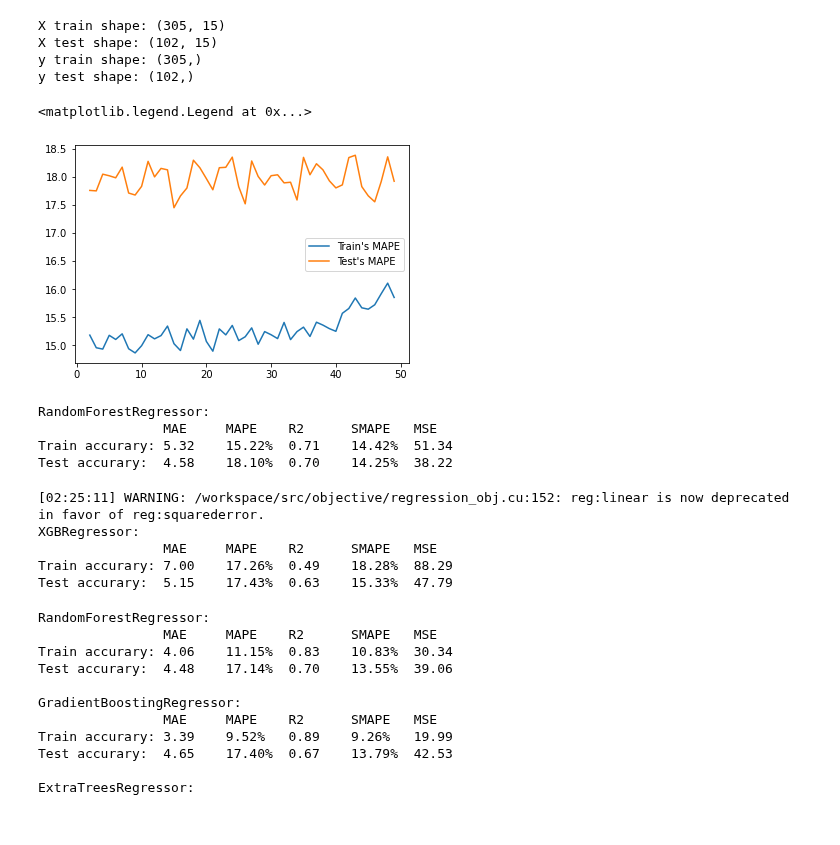
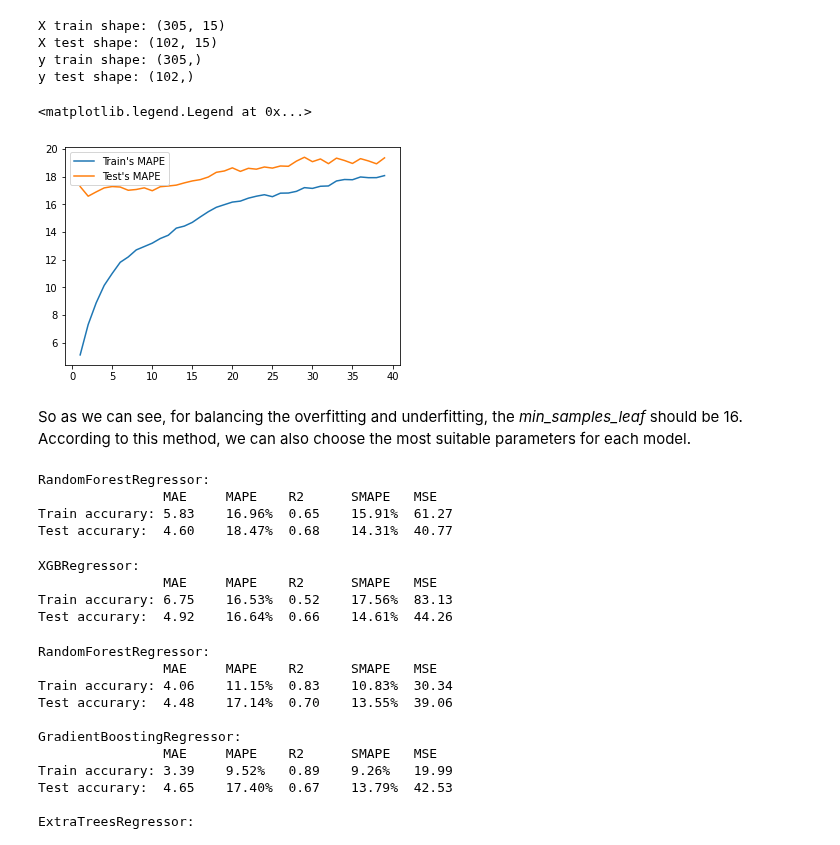
Before and after one commit to For-Chance/CourseOfConstructionInformation, a Jupyter notebook: FinalTask/solution.ipynb, the cells around one changed output. Cells and saved outputs as stored; diff of their text form; code cells hidden in the pictures.

```diff
--- a/FinalTask/solution.ipynb
+++ b/FinalTask/solution.ipynb
@@ -434,51 +434,52 @@ from sklearn.ensemble import RandomForestRegressor
 from xgboost import XGBRegressor
 from lightgbm import LGBMRegressor
 # %%
-# RandomForestRegressor
+# Show that how to tune a parameter
 mapes_train = []
 mapes_test = []
 ticks=[]
 
-for i in np.arange(2,50):
-    model = RandomForestRegressor(
-        n_estimators=50,min_samples_leaf=16,max_depth=5,
-        min_samples_split=2)
+for i in np.arange(1,40):
+    model = RandomForestRegressor(min_samples_leaf=i)
     model.fit(X_train, y_train)
 
     train_mape = get_mape_model(model, X_train, y_train)
     mapes_train.append(train_mape)
     test_mape = get_mape_model(model, X_test, y_test)
     mapes_test.append(test_mape)
     ticks.append(i)
 
 f = plt.figure()
 plt.plot(ticks,mapes_train,label='Train\'s MAPE')
 plt.plot(ticks,mapes_test,label='Test\'s MAPE')
 plt.legend()
 # %% [output]
 <matplotlib.legend.Legend at 0x...>
-[figure, old version]
+[figure, new version]
+# %% [markdown]
+So as we can see, for balancing the overfitting and underfitting, the *min_samples_leaf* should be 16. According to this method, we can also choose the most suitable parameters for each model.
 # %%
-model = RandomForestRegressor(min_samples_leaf=16)
+model = RandomForestRegressor(
+        n_estimators=50,min_samples_leaf=16,max_depth=5,
+        min_samples_split=60,min_weight_fraction_leaf=0.0,
+        min_impurity_decrease=4)
 model.fit(X_train, y_train)
 print("RandomForestRegressor:")
 show_result(model, X_train, y_train, X_test, y_test)
 # %% [output]
 RandomForestRegressor:
                 MAE     MAPE    R2      SMAPE   MSE
-Train accurary: 5.32    15.22%  0.71    14.42%  51.34
-Test accurary:  4.58    18.10%  0.70    14.25%  38.22
+Train accurary: 5.83    16.96%  0.65    15.91%  61.27
+Test accurary:  4.60    18.47%  0.68    14.31%  40.77
 # %%
 model = XGBRegressor(
-        n_estimators=20,min_child_weight=10,max_depth=2,
-        subsample=0.55,colsample_bytree=0.7,reg_alpha=1.0,
-        reg_lambda=1.6,learning_rate=0.1)
+        max_depth=2,learning_rate=0.1,n_estimators=20,min_child_weight=10,objective ='reg:squarederror',booster="dart"
+        ,subsample=0.55,colsample_bytree=0.7,reg_alpha=1.0,reg_lambda=1.6,base_score=0.8,random_state=1)
 model.fit(X_train, y_train)
 print("XGBRegressor:")
 show_result(model, X_train, y_train, X_test, y_test)
 # %% [output]
-[02:25:11] WARNING: /workspace/src/objective/regression_obj.cu:152: reg:linear is now deprecated in favor of reg:squarederror.
 XGBRegressor:
                 MAE     MAPE    R2      SMAPE   MSE
-Train accurary: 7.00    17.26%  0.49    18.28%  88.29
-Test accurary:  5.15    17.43%  0.63    15.33%  47.79
+Train accurary: 6.75    16.53%  0.52    17.56%  83.13
+Test accurary:  4.92    16.64%  0.66    14.61%  44.26
```
Also changed, not shown: parts of 1 cell of this notebook.
